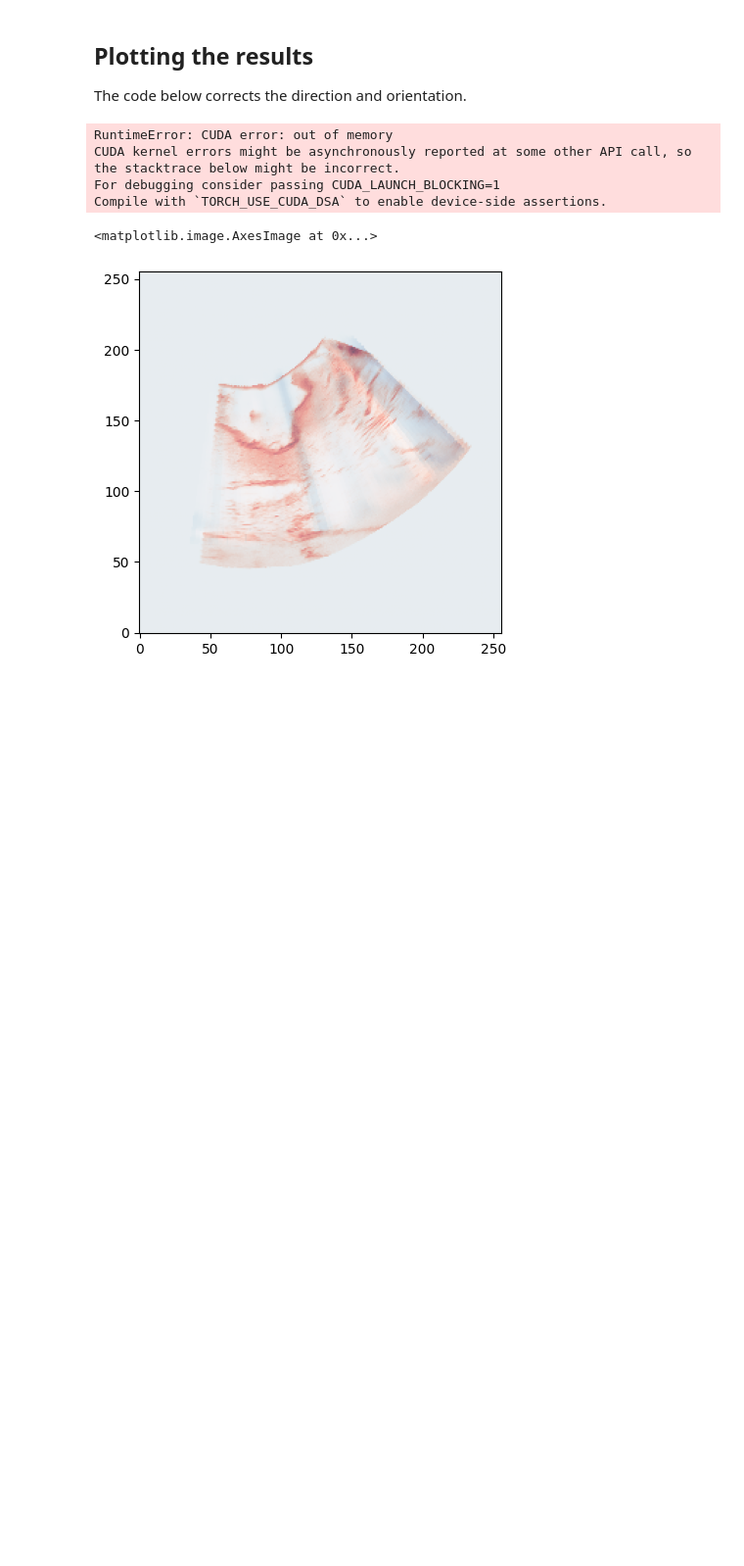
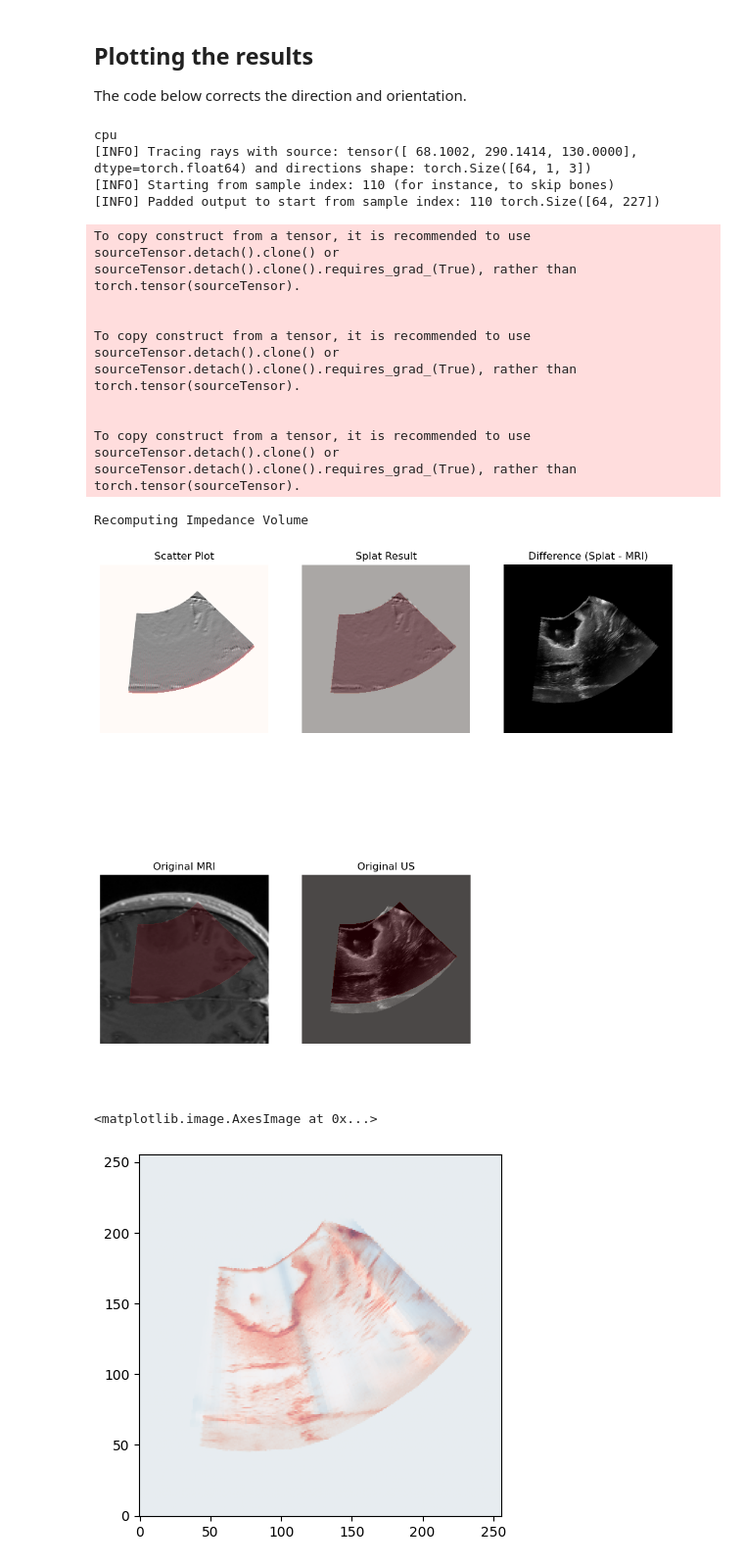
Before and after one commit to gduguey/DiffUS, a Jupyter notebook: notebooks/[DEMO] Train MRI to Impedance MLP - GPU.ipynb, the cells around one changed output. Shown at 98% size. Saved outputs shown, nothing was run; the diff lists cells and outputs as text; code cells hidden in the pictures; blank space fills up the shorter version.

Commit message:
cuda and only on slice not vol

```diff
--- a/notebooks/[DEMO] Train MRI to Impedance MLP - GPU.ipynb
+++ b/notebooks/[DEMO] Train MRI to Impedance MLP - GPU.ipynb
@@ -258,6 +271,8 @@ class ImpedanceLearner(nn.Module):
             nn.ReLU(),
             nn.Linear(hidden_dims[1], 1)
         )
+        self.mlp.to(device)
+        self.to(device)  # in your model's __init__ or before training
 
     def forward(self, x):
         x = x.to(device)
@@ -285,7 +300,15 @@ class ImpedanceLearner(nn.Module):
         source = source.to(device)
         directions = directions.to(device)
 
-        Z_vol = self.forward(x)
+        x_slice = x[:, :, slice_idx]
+        print(x_slice.device, x_slice.shape)
+        Z_slice = self.forward(x_slice).to(device)
+        print(Z_slice.device, Z_slice.shape)
+        Z_vol = x.clone()
+        Z_vol[:, :, slice_idx] = Z_slice
+        print(Z_vol.device)
+
+        # Z_vol = self.forward(x).to(device)
 
         # remder the synthetic ultrasound
         x,z,intensities = renderer.plot_beam_frame(
@@ -363,13 +386,19 @@ class UltrasoundSynthesisModel:
             directions=self.directions,
             angle=self.angle,  # or pass as argument if variable
         )
-        x = x.detach()
-        z = z.detach()
+        # x = x.detach()
+        # z = z.detach()
         # Rasterize into a grid (shape must match self.mask and self.us_real)
+        x = x.float()
+        z = z.float()
+        apex = torch.tensor(apex_mri_world[:2], dtype=torch.float32, device=x.device)
+        median = torch.tensor([-0.3, -0.9], dtype=torch.float32, device=x.device)
+        print(x.device, z.device, apex.device, median.device)
+
         x_rot, z_rot = rotate_around_apex(x,
                                         z,
-                                        apex=apex_mri_world[:2],
-                                        median=[-0.3,-0.9])
+                                        apex=apex,
+                                        median=median)
         synth_img = differentiable_splat(x_rot.to(device),
                                         z_rot.to(device),
                                         synth_us_flat.to(device),
@@ -464,13 +480,18 @@ out_2 = model_one.training_forward(
 )
 
 x,z, intensities = out_2
-x = x.detach().cpu().numpy()
-z = z.detach().cpu().numpy()
-intensities = intensities.detach().cpu().numpy()
-x,z = rotate_around_apex(x,
-                                  z,
-                                  apex=apex_mri_world[:2],
-                                  median=[-0.3,-0.9])
+import torch
+
+x = x.float().detach().cpu()
+z = z.float().detach().cpu()
+# apex = torch.tensor(apex_mri_world[:2], dtype=torch.float32)
+# median = torch.tensor([-0.3, -0.9], dtype=torch.float32)
+intensities = intensities.float().detach().cpu()
+
+# x,z = rotate_around_apex(x,
+#                                   z,
+#                                   apex=apex,
+#                                   median=median)
 final_image = differentiable_splat(torch.tensor(x),
                                    torch.tensor(z),
                                    torch.tensor(intensities), H=256, W=256, sigma=0.5)
@@ -490,37 +511,46 @@ ax[0, 1].imshow(final_image, cmap='gray', origin='lower')
 ax[0, 1].imshow(mask_segment_mri, alpha=0.3, origin='lower', cmap='Reds')
 ax[0, 1].set_title("Splat Result")
 ax[0, 1].set_xlim(0, 256)
 ax[0, 1].set_ylim(0, 256)
 
 # Original MRI
 ax[1, 0].imshow(t1_slice, cmap='gray', origin='lower')
 ax[1, 0].imshow(mask_segment_mri, cmap='Reds', alpha=0.3 * (mask_segment_mri > 0).astype(float), origin='lower')
 ax[1, 0].set_title("Original MRI")
 
 # Original US
 ax[1, 1].imshow(us_slice, cmap='gray', origin='lower')
 ax[1, 1].imshow(mask_segment_us, cmap='Reds', alpha=0.3, origin='lower')
 ax[1, 1].set_title("Original US")
 
 # Difference
 rel_diff = np.abs(final_image/(final_image.max()-final_image.min()) - us_slice/(us_slice.max()-us_slice.min()))
 ax[0, 2].imshow(-final_image + us_slice, cmap='gray', origin='lower')
 ax[0, 2].set_title("Difference (Splat - MRI)")
 
 # Recomputed Impedance_Vol
 print("Recomputing Impedance Volume")
 # Z_vol = model_one.forward(torch.tensor(T1_vol, dtype=torch.float32)).detach().numpy()
 for a in ax.flat:
     a.axis('off')
 plt.show()
 
 del x, z, intensities, final_image, out_2
 torch.cuda.empty_cache()
 # %% [output]
-RuntimeError: CUDA error: out of memory
-CUDA kernel errors might be asynchronously reported at some other API call, so the stacktrace below might be incorrect.
-For debugging consider passing CUDA_LAUNCH_BLOCKING=1
-Compile with `TORCH_USE_CUDA_DSA` to enable device-side assertions.
+cpu
+[INFO] Tracing rays with source: tensor([ 68.1002, 290.1414, 130.0000], dtype=torch.float64) and directions shape: torch.Size([64, 1, 3])
+[INFO] Starting from sample index: 110 (for instance, to skip bones)
+[INFO] Padded output to start from sample index: 110 torch.Size([64, 227])
+To copy construct from a tensor, it is recommended to use sourceTensor.detach().clone() or sourceTensor.detach().clone().requires_grad_(True), rather than torch.tensor(sourceTensor).
+
+
+To copy construct from a tensor, it is recommended to use sourceTensor.detach().clone() or sourceTensor.detach().clone().requires_grad_(True), rather than torch.tensor(sourceTensor).
+
+
+To copy construct from a tensor, it is recommended to use sourceTensor.detach().clone() or sourceTensor.detach().clone().requires_grad_(True), rather than torch.tensor(sourceTensor).
+Recomputing Impedance Volume
+[figure, added]
 # %%
 plt.imshow(final_image, origin='lower', cmap='Blues', alpha=0.5, )
 plt.imshow(us_slice, origin='lower', cmap='Reds', alpha=0.5)
```
Also changed, not shown: parts of 4 cells of this notebook, 1 other file.
